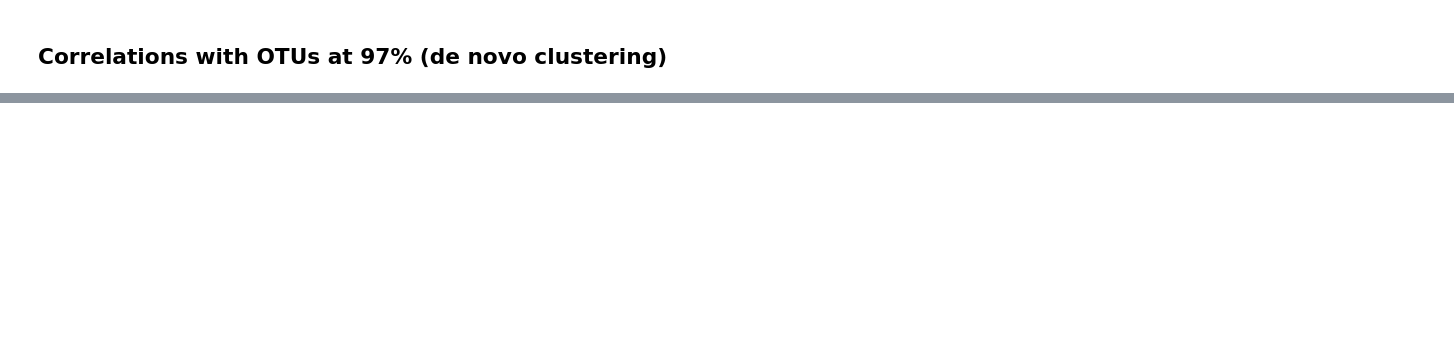
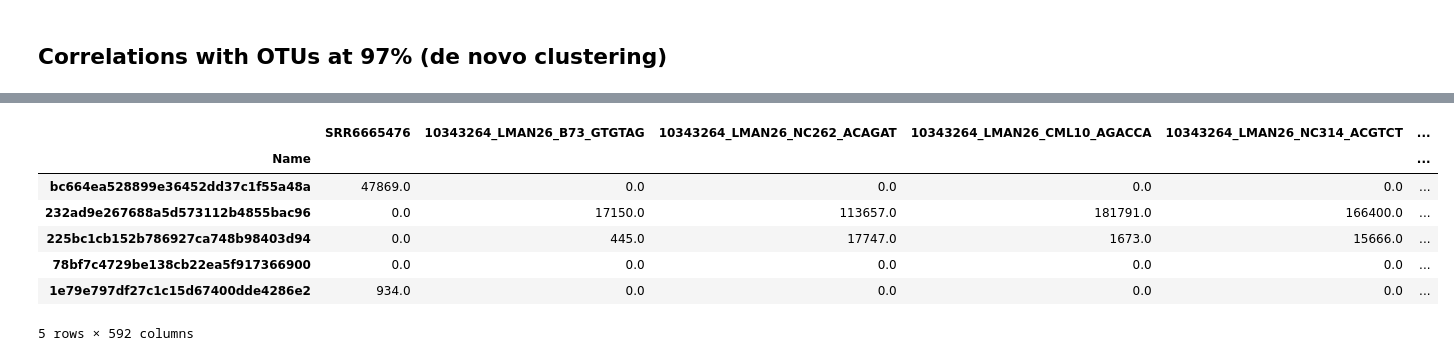
Before and after one commit to SantosRAC/maize_microbiome_transcriptomics, a Jupyter notebook: correlations_rnaseq_metataxonomics/expr_metataxonomics_clustasvs_cors.ipynb, the cells around one changed output, grey strips where cells are left out. Saved outputs shown, nothing was run; the diff lists cells and outputs as text; code cells hidden in the pictures; blank space fills up the shorter version.

```diff
--- a/correlations_rnaseq_metataxonomics/expr_metataxonomics_clustasvs_cors.ipynb
+++ b/correlations_rnaseq_metataxonomics/expr_metataxonomics_clustasvs_cors.ipynb
@@ -288,0 +384,11 @@ None
+# %%
+wallace_asvs_q20_fw_denovo85_silva = pd.read_csv('/media/rsantos/4TB_drive/Projects/UGA_RACS/16S/Qiime2/clustering/FeatureTable/denovo_85_q20_rv_feature-table.tsv',
+                           sep='\t', comment='#')
+
+# Rename column and reset the index
+wallace_asvs_q20_fw_denovo85_silva.rename(columns={'OTU ID': 'Name'}, inplace=True)
+wallace_asvs_q20_fw_denovo85_silva.set_index('Name', inplace=True)
+
+# Print the dataframe
+print(wallace_asvs_q20_fw_denovo85_silva.shape)
+wallace_asvs_q20_fw_denovo85_silva.head(n=2)
@@ -288,0 +402,15 @@ None
+# %%
+# Rename the columns using the dictionary
+wallace_asvs_q20_fw_denovo85_silva = wallace_asvs_q20_fw_denovo85_silva.rename(columns=run2my_sample_id)
+wallace_asvs_q20_fw_denovo85_silva.columns = [str(x) for x in wallace_asvs_q20_fw_denovo85_silva.columns]
+# %%
+wallace_asvs_q20_fw_denovo85_silva.head()
+# %% [output]
+|  | SRR6665476 | 10343264_LMAN26_B73_GTGTAG | 10343264_LMAN26_NC262_ACAGAT | 10343264_LMAN26_CML10_AGACCA | 10343264_LMAN26_NC314_ACGTCT | ... |
+| Name |  |  |  |  |  | ... |
+| bc664ea528899e36452dd37c1f55a48a | 47869.0 | 0.0 | 0.0 | 0.0 | 0.0 | ... |
+| 232ad9e267688a5d573112b4855bac96 | 0.0 | 17150.0 | 113657.0 | 181791.0 | 166400.0 | ... |
+| 225bc1cb152b786927ca748b98403d94 | 0.0 | 445.0 | 17747.0 | 1673.0 | 15666.0 | ... |
+| 78bf7c4729be138cb22ea5f917366900 | 0.0 | 0.0 | 0.0 | 0.0 | 0.0 | ... |
+| 1e79e797df27c1c15d67400dde4286e2 | 934.0 | 0.0 | 0.0 | 0.0 | 0.0 | ... |
+5 rows × 592 columns
```
Also changed, not shown: parts of 34 cells of this notebook.
